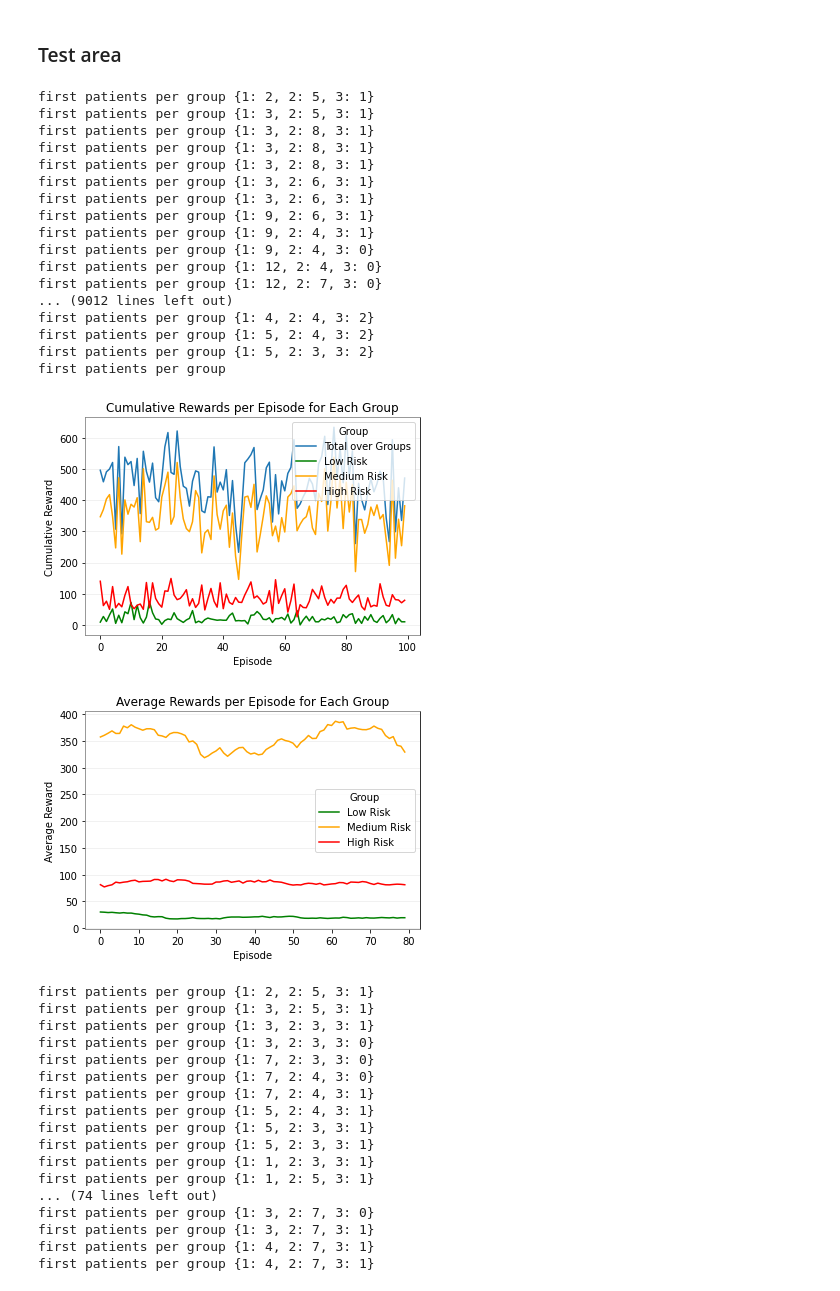
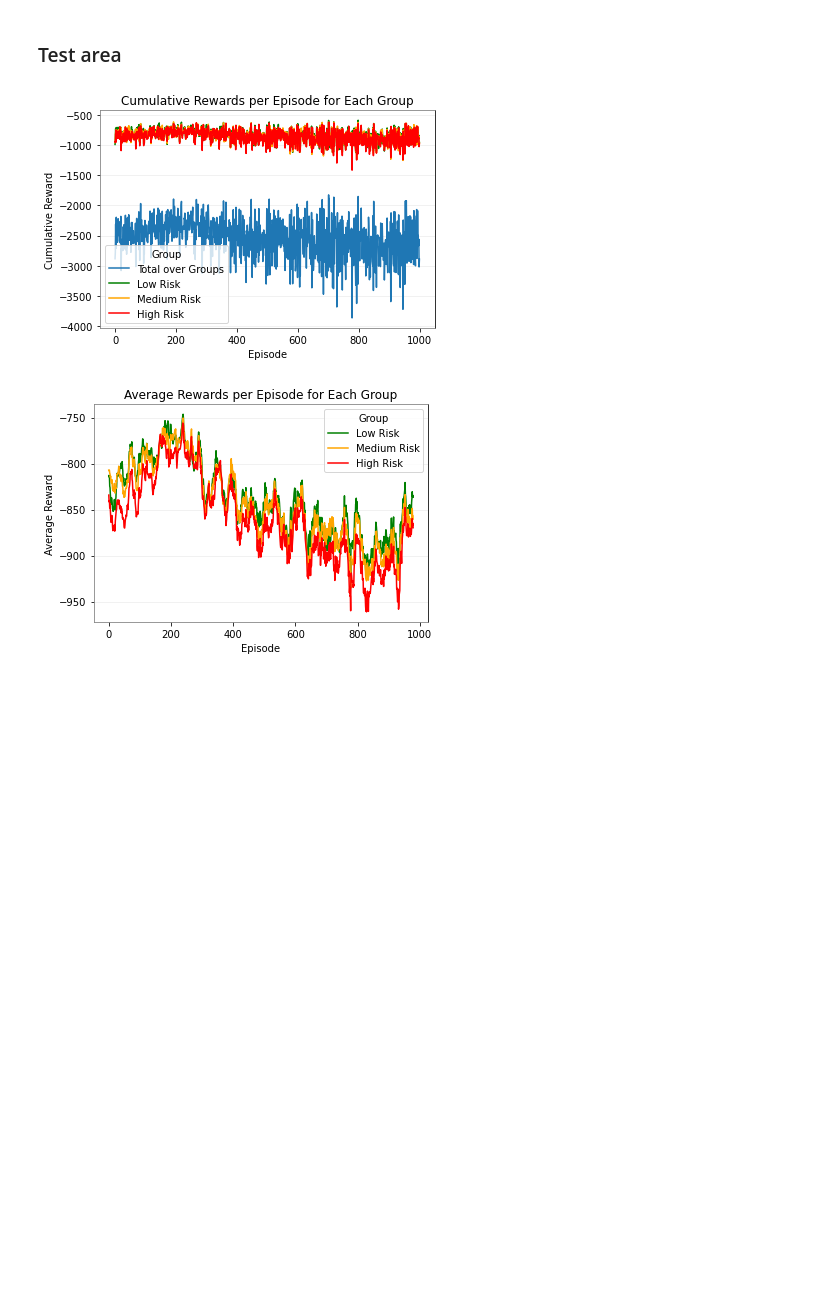
Before and after one commit to justinebreuch/organ-allocation, a Jupyter notebook: MMDP_NashQ.ipynb, the cells around one changed output. Drawn from its saved outputs; the diff is of its cells as text; code cells hidden in the pictures; blank space fills up the shorter version.

Commit message:
nash q penalties

```diff
--- a/MMDP_NashQ.ipynb
+++ b/MMDP_NashQ.ipynb
@@ -63,6 +63,7 @@ def decentralized_transition_add(state, actions, sample_urgency_func, old_patien
         "patient_groups": [],
     }
     rewards = [0] * num_groups
+    penalties = [0] * num_groups
 
     for group_id, priority in enumerate(actions):
         matched_organs = 0
@@ -77,7 +78,6 @@ def decentralized_transition_add(state, actions, sample_urgency_func, old_patien
 
         # Add new patients to the group based on Poisson arrivals
         new_patients = np.random.poisson(group_lambdas[group_id])
-        print("first patients per group", patients_per_group)
         patients_per_group[group_id + 1] += new_patients
 
         # Update patient group size after matching
@@ -85,7 +85,13 @@ def decentralized_transition_add(state, actions, sample_urgency_func, old_patien
         new_state["patient_groups"].append({"matched_organs": matched_organs})
 
         # Reward for matched organs
-        rewards[group_id] = matched_organs *actions[group_id] #* (10 + group_id)  # Priority-weighted reward
+
+
+        penalties[group_id] = patients_per_group[group_id + 1]
+
+    alphas = np.array([0.1, 1, 10])
+    for group_id, _ in enumerate(actions):
+        rewards[group_id] = matched_organs *actions[group_id] - np.sum(np.array(penalties)*alphas)  # Punish everyone
 
     # Ensure organs count is non-negative
     new_state["organs"] = max(0, new_state["organs"])
@@ -362,68 +368,34 @@ def plot_organs_allocated(group_Q_tables, transition_func, sample_func, title, p
 
 # Environment parameters
 num_groups = 3  # Patient groups: Low Risk, Medium Risk, High Risk
 total_organs = 500  # Initial organ supply
-time_horizon = 30  # Ischemic time limit (discrete time steps)
-num_episodes = 100  # Number of Q-learning episodes
+time_horizon = 100  # Ischemic time limit (discrete time steps)
+num_episodes = 1000  # Number of Q-learning episodes
 
 patients_per_group = {1: 2, 2: 5, 3: 1}
 group_lambdas = [3, 5, 1]  # Mean number of new patients for each group
 
 epsilon = 0.8
 alpha = 0.9
 gamma = 1
 
 transition_func = decentralized_transition_add
 sample_func = sample_urgency_beta
 
 
 
 
 group_Q_tables, group_rewards_per_episode = Nash_Q_learn(transition_func, sample_func, patients_per_group, num_episodes, alpha, gamma, epsilon)
 optimal_policies = [extract_optimal_policy_Nash(Q_table) for Q_table in group_Q_tables]
 patients_per_group = {1: 2, 2: 5, 3: 1}
 organs_allocated_over_time, group_allocations = simulate_with_optimal_policy(
         optimal_policies, initialize_state, transition_func, sample_func, patients_per_group
     )
 
 plot_cumulative(group_rewards_per_episode, "x")
 plot_average(group_rewards_per_episode, "x")
 patients_per_group = {1: 2, 2: 5, 3: 1}
 plot_organs_allocated(group_Q_tables, transition_func, sample_func, "x", patients_per_group)
 # %% [output]
-first patients per group {1: 2, 2: 5, 3: 1}
-first patients per group {1: 3, 2: 5, 3: 1}
-first patients per group {1: 3, 2: 8, 3: 1}
-first patients per group {1: 3, 2: 8, 3: 1}
-first patients per group {1: 3, 2: 8, 3: 1}
-first patients per group {1: 3, 2: 6, 3: 1}
-first patients per group {1: 3, 2: 6, 3: 1}
-first patients per group {1: 9, 2: 6, 3: 1}
-first patients per group {1: 9, 2: 4, 3: 1}
-first patients per group {1: 9, 2: 4, 3: 0}
-first patients per group {1: 12, 2: 4, 3: 0}
-first patients per group {1: 12, 2: 7, 3: 0}
-... (9012 lines left out)
-first patients per group {1: 4, 2: 4, 3: 2}
-first patients per group {1: 5, 2: 4, 3: 2}
-first patients per group {1: 5, 2: 3, 3: 2}
-first patients per group
-[figure, old version]
+[figure, new version]
-[figure, old version]
+[figure, new version]
-first patients per group {1: 2, 2: 5, 3: 1}
-first patients per group {1: 3, 2: 5, 3: 1}
-first patients per group {1: 3, 2: 3, 3: 1}
-first patients per group {1: 3, 2: 3, 3: 0}
-first patients per group {1: 7, 2: 3, 3: 0}
-first patients per group {1: 7, 2: 4, 3: 0}
-first patients per group {1: 7, 2: 4, 3: 1}
-first patients per group {1: 5, 2: 4, 3: 1}
-first patients per group {1: 5, 2: 3, 3: 1}
-first patients per group {1: 5, 2: 3, 3: 1}
-first patients per group {1: 1, 2: 3, 3: 1}
-first patients per group {1: 1, 2: 5, 3: 1}
-... (74 lines left out)
-first patients per group {1: 3, 2: 7, 3: 0}
-first patients per group {1: 3, 2: 7, 3: 1}
-first patients per group {1: 4, 2: 7, 3: 1}
-first patients per group {1: 4, 2: 7, 3: 1}
```
Also changed, not shown: parts of 5 cells of this notebook.
